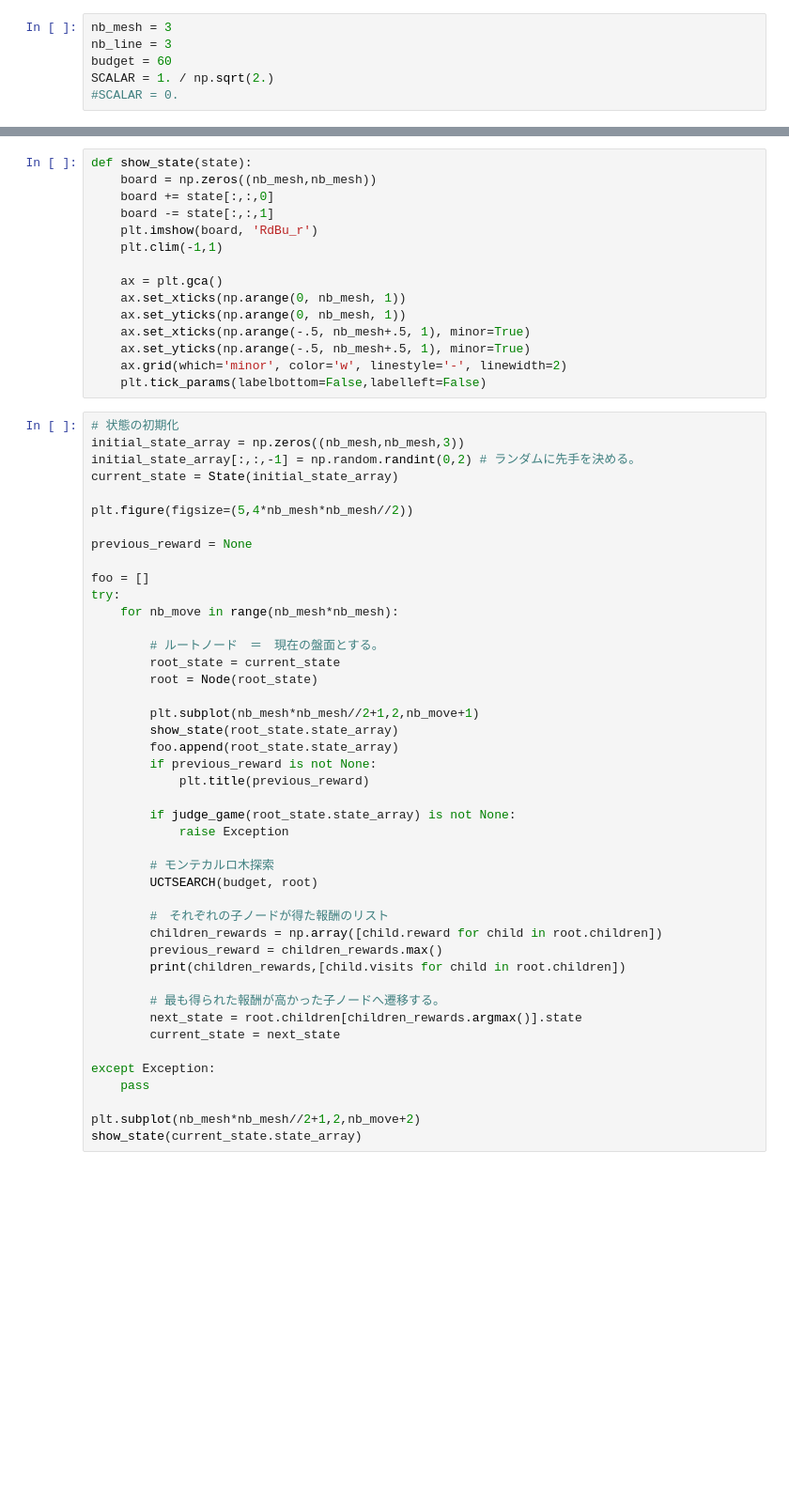
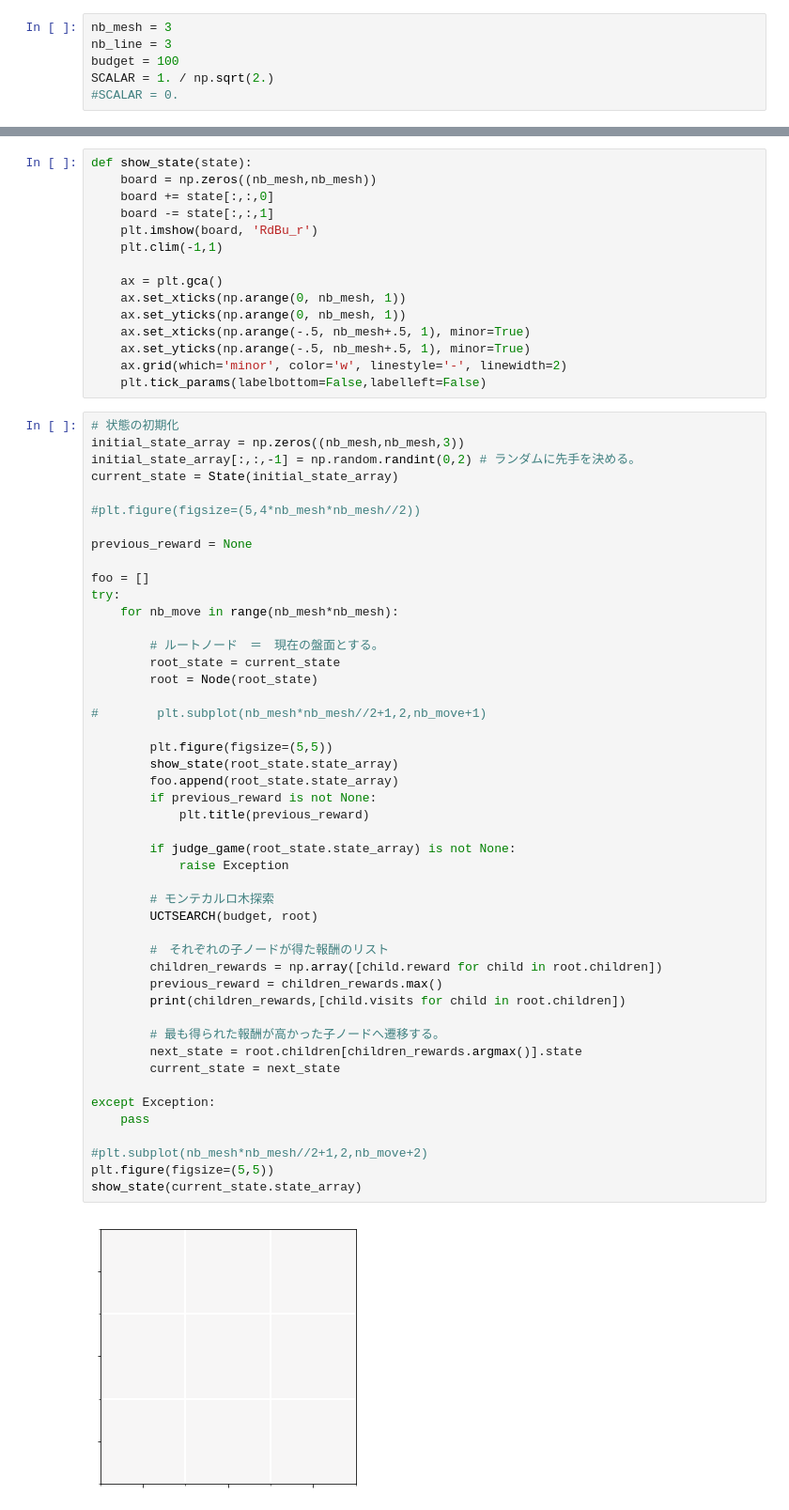
Before and after one commit to kruho/TicTacToeRL, a Jupyter notebook: TicTacToeUCT.ipynb, the cells around one changed output, grey strips where cells are left out. Shown: that part at 94% size. Drawn from its saved outputs; the diff is of its cells as text; blank space fills up the shorter version.

Commit message:
visualization

```diff
--- a/TicTacToeUCT.ipynb
+++ b/TicTacToeUCT.ipynb
@@ -8,7 +8,7 @@ import numpy as np
 # %%
 nb_mesh = 3
 nb_line = 3
-budget = 60
+budget = 100
 SCALAR = 1. / np.sqrt(2.)
 #SCALAR = 0.
 # %%
@@ -320,7 +301,7 @@ initial_state_array = np.zeros((nb_mesh,nb_mesh,3))
 initial_state_array[:,:,-1] = np.random.randint(0,2) # ランダムに先手を決める。
 current_state = State(initial_state_array)
 
-plt.figure(figsize=(5,4*nb_mesh*nb_mesh//2))
+#plt.figure(figsize=(5,4*nb_mesh*nb_mesh//2))
 
 previous_reward = None
 
@@ -329,32 +310,37 @@ try:
     for nb_move in range(nb_mesh*nb_mesh):
 
         # ルートノード　＝　現在の盤面とする。
         root_state = current_state
         root = Node(root_state)
 
-        plt.subplot(nb_mesh*nb_mesh//2+1,2,nb_move+1)
+#        plt.subplot(nb_mesh*nb_mesh//2+1,2,nb_move+1)
+
+        plt.figure(figsize=(5,5))
         show_state(root_state.state_array)
         foo.append(root_state.state_array)
         if previous_reward is not None:
             plt.title(previous_reward)
 
         if judge_game(root_state.state_array) is not None:
             raise Exception
 
         # モンテカルロ木探索
         UCTSEARCH(budget, root)
 
         #　それぞれの子ノードが得た報酬のリスト
         children_rewards = np.array([child.reward for child in root.children])
         previous_reward = children_rewards.max()
         print(children_rewards,[child.visits for child in root.children])
 
         # 最も得られた報酬が高かった子ノードへ遷移する。
         next_state = root.children[children_rewards.argmax()].state
         current_state = next_state
 
 except Exception:
     pass
 
-plt.subplot(nb_mesh*nb_mesh//2+1,2,nb_move+2)
+#plt.subplot(nb_mesh*nb_mesh//2+1,2,nb_move+2)
+plt.figure(figsize=(5,5))
 show_state(current_state.state_array)
+# %% [output]
+[figure, added]
```
Also changed, not shown: parts of 7 cells of this notebook.
